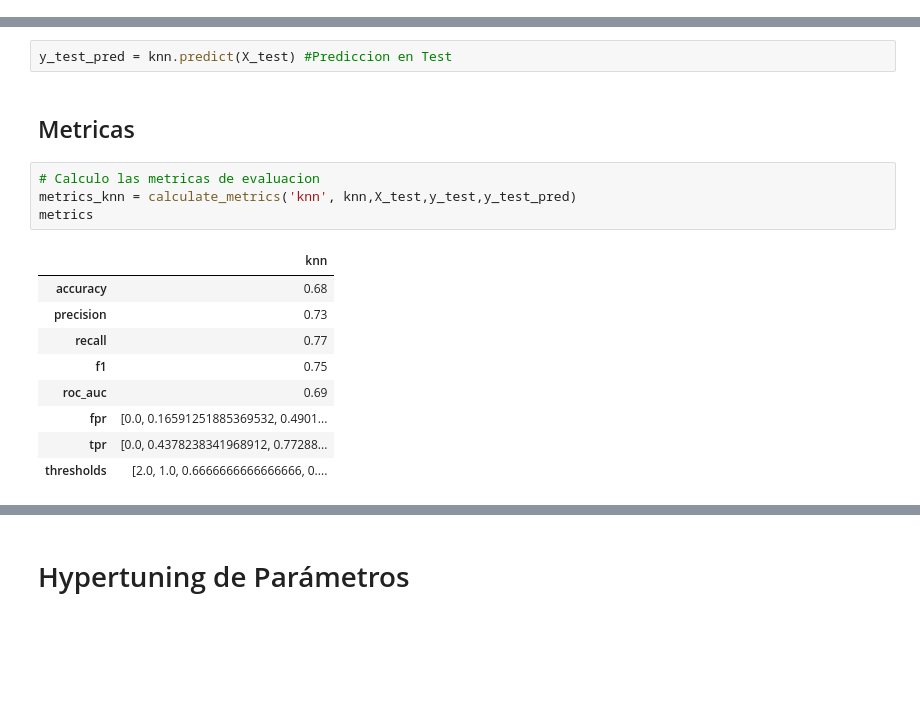
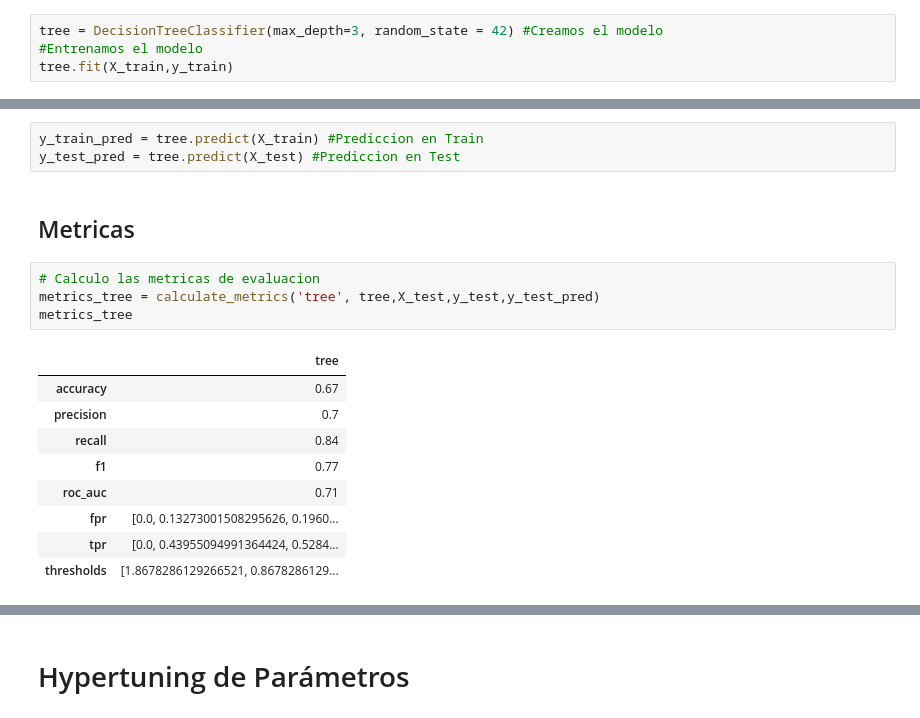
Before and after one commit to car-vigo/vinos-corderhouse, a Jupyter notebook: notebooks/4.1-modelo.tree.ipynb, the cells around one changed output, grey strips where cells are left out. Saved outputs shown, nothing was run; the diff lists cells and outputs as text; blank space fills up the shorter version.

```diff
--- a/notebooks/4.1-modelo.tree.ipynb
+++ b/notebooks/4.1-modelo.tree.ipynb
@@ -104,0 +82,4 @@ y_train_pred = knn.fit(X_train,y_train)
+# %%
+tree = DecisionTreeClassifier(max_depth=3, random_state = 42) #Creamos el modelo
+#Entrenamos el modelo
+tree.fit(X_train,y_train)
@@ -105,19 +88,20 @@ y_train_pred = knn.fit(X_train,y_train)
 # %%
-y_test_pred = knn.predict(X_test) #Prediccion en Test
+y_train_pred = tree.predict(X_train) #Prediccion en Train
+y_test_pred = tree.predict(X_test) #Prediccion en Test
 # %% [markdown]
 ## Metricas
 # %%
 # Calculo las metricas de evaluacion
-metrics_knn = calculate_metrics('knn', knn,X_test,y_test,y_test_pred)
-metrics
+metrics_tree = calculate_metrics('tree', tree,X_test,y_test,y_test_pred)
+metrics_tree
 # %% [output]
-|  | knn |
-| accuracy | 0.68 |
-| precision | 0.73 |
-| recall | 0.77 |
-| f1 | 0.75 |
-| roc_auc | 0.69 |
-| fpr | [0.0, 0.16591251885369532, 0.4901... |
-| tpr | [0.0, 0.4378238341968912, 0.77288... |
-| thresholds | [2.0, 1.0, 0.6666666666666666, 0.... |
+|  | tree |
+| accuracy | 0.67 |
+| precision | 0.7 |
+| recall | 0.84 |
+| f1 | 0.77 |
+| roc_auc | 0.71 |
+| fpr | [0.0, 0.13273001508295626, 0.1960... |
+| tpr | [0.0, 0.43955094991364424, 0.5284... |
+| thresholds | [1.8678286129266521, 0.8678286129... |
 # %%
```
Also changed, not shown: parts of 30 cells of this notebook, 10 other files.
